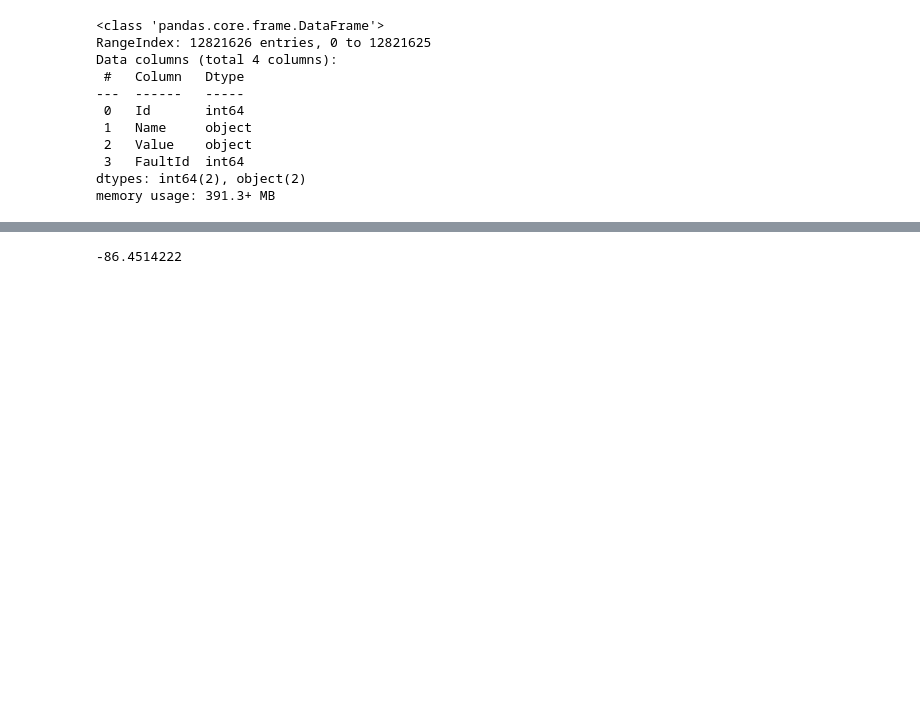
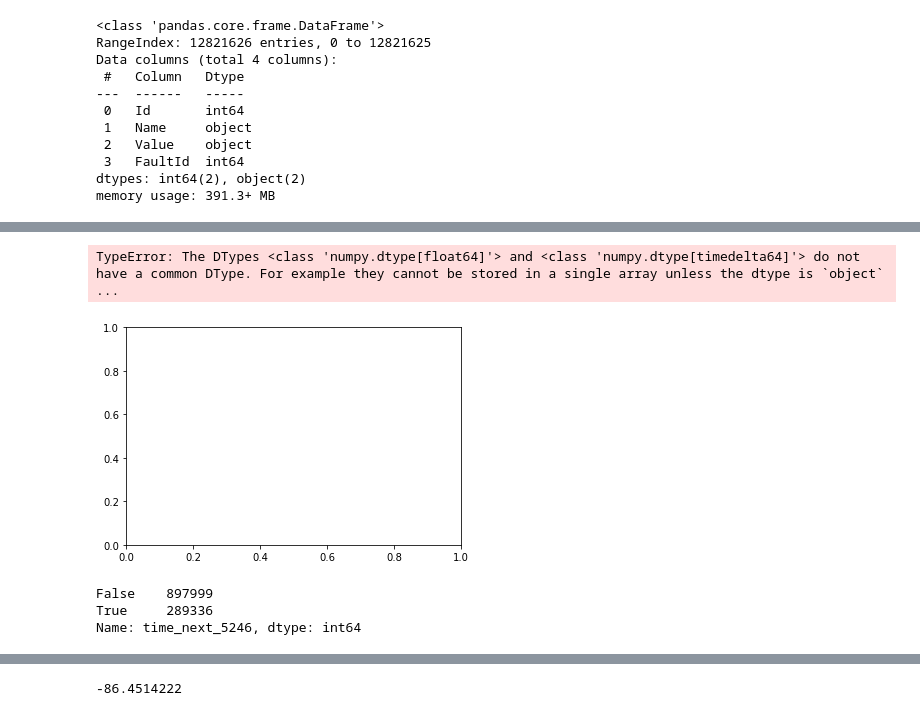
Before and after one commit to nss-data-science-cohort-5/big_g_express-roll_on_eighteen_wheelers, a Jupyter notebook: notebook.ipynb, the cells around one changed output, grey strips where cells are left out. Cells and saved outputs as stored; diff of their text form; code cells hidden in the pictures; blank space fills up the shorter version.

Commit message:
got code to calculate time to failure(5246)

```diff
--- a/notebook.ipynb
+++ b/notebook.ipynb
@@ -69,4 +70,2 @@ jfaults[jfaults['Id'] <= 9999]
 1185166 rows × 18 columns
-# %%
-jfaults = jfaults[jfaults['spn'] == 5246]
 # %%
@@ -74,2 +85,6 @@ jfaults = jfaults[jfaults['spn'] == 5246]
 # %%
 #jfaults[(jfaults['Latitude'] > 36.0833667 |  < 36.0499667) & (jfaults['Longitude'] < -86.4180222 | > -86.4514222)]
+# %%
+jfaults['time_next_5246'] = jfaults.loc[jfaults.spn==5246, 'EventTimeStamp']
+jfaults['time_next_5246'] = jfaults.groupby('EquipmentID')['time_next_5246'].bfill()
+jfaults
@@ -75,0 +105,7 @@ jfaults = jfaults[jfaults['spn'] == 5246]
+# %%
+jfaults['difference_firstspn_5246'] = jfaults['difference_firstspn_5246'].dt.total_seconds()
+# %%
+jfaults['difference_firstspn_5246'] = jfaults['EventTimeStamp'] - jfaults['time_next_5246']
+#fancy code keeps only rows without Nas. Something to remember!!!
+jfaults_NoNa = jfaults[~jfaults['difference_firstspn_5246'].isnull()]
+3jfaults_NoNa
@@ -76,3 +126,15 @@ jfaults = jfaults[jfaults['spn'] == 5246]
+# %%
+#plot distribution without log transformation
+plt.hist(jfaults_NoNa['difference_firstspn_5246'])
+# %% [output]
+TypeError: The DTypes <class 'numpy.dtype[float64]'> and <class 'numpy.dtype[timedelta64]'> do not have a common DType. For example they cannot be stored in a single array unless the dtype is `object` ...
+[figure, added]
+# %%
+jfaults.loc[:, 'time_next_5246'].notna().value_counts()
+# %% [output]
+False    897999
+True     289336
+Name: time_next_5246, dtype: int64
 # %%
 Long = [-86.4347222, -86.4438888, -83.174722]
 Lat = [36.0666667, 35.5883333, 36.1950]
```
Also changed, not shown: parts of 25 cells of this notebook.
